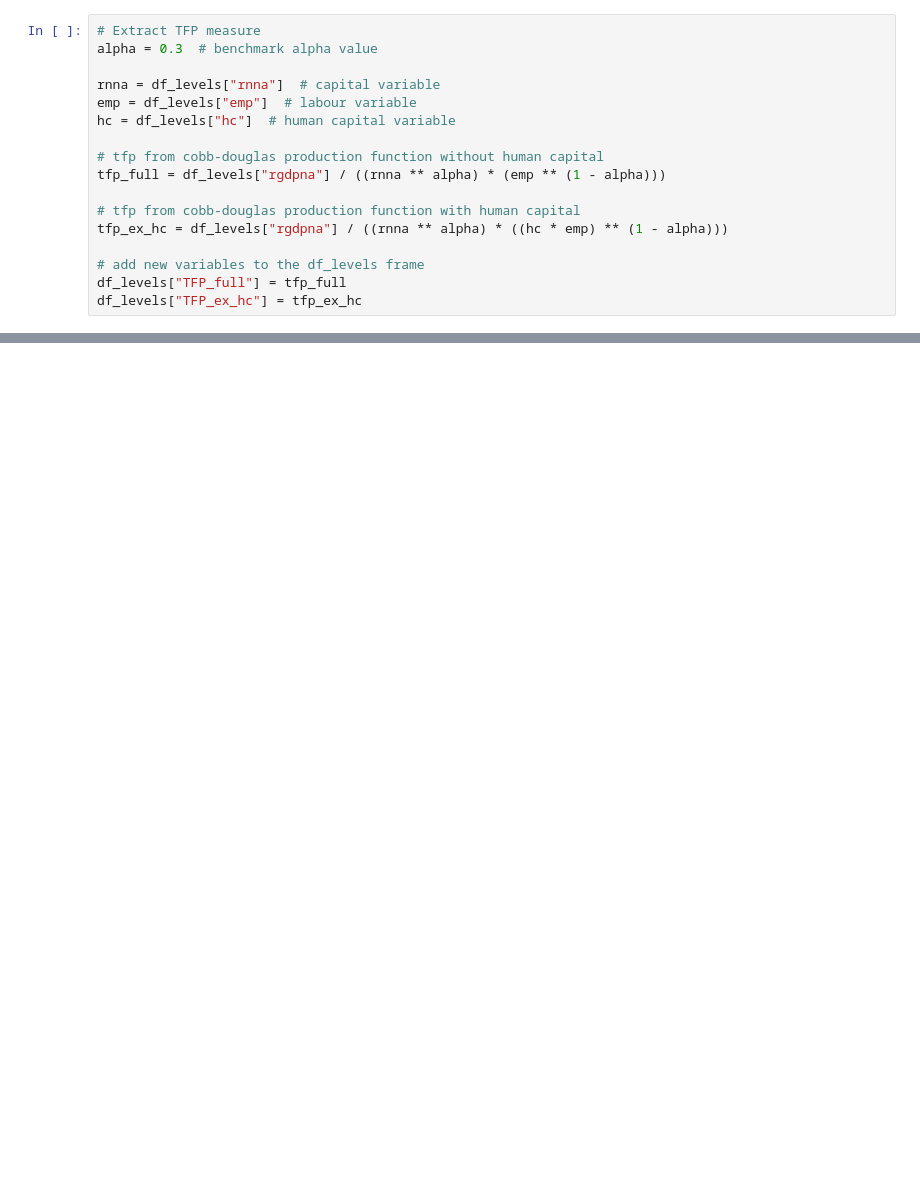
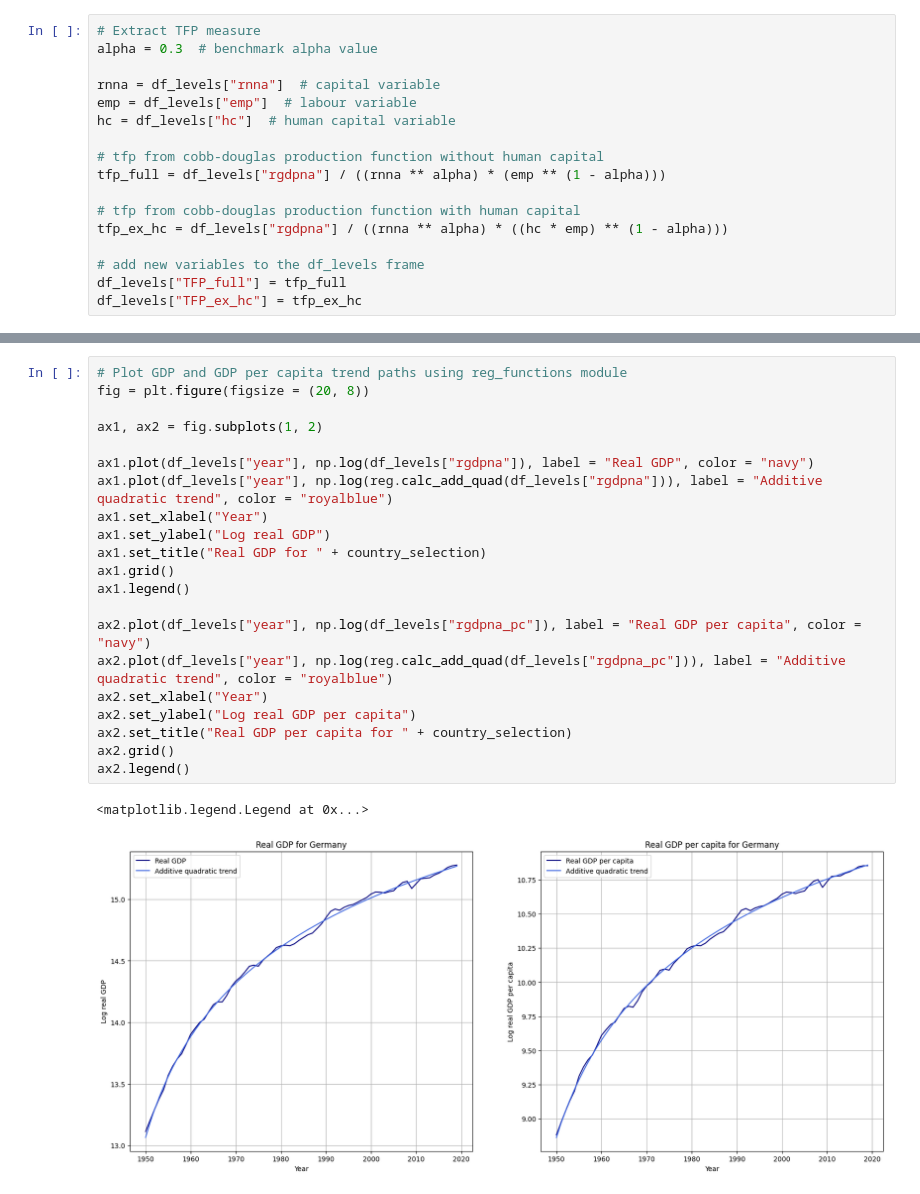
Before and after one commit to ollie-gregory/EC2B1_Coursework, a Jupyter notebook: Germany.ipynb, the cells around one changed output, grey strips where cells are left out. Saved outputs shown, nothing was run; the diff lists cells and outputs as text; blank space fills up the shorter version.

```diff
--- a/Germany.ipynb
+++ b/Germany.ipynb
@@ -56,0 +95,24 @@ import reg_functions as reg
+# %%
+# Plot GDP and GDP per capita trend paths using reg_functions module
+fig = plt.figure(figsize = (20, 8))
+
+ax1, ax2 = fig.subplots(1, 2)
+
+ax1.plot(df_levels["year"], np.log(df_levels["rgdpna"]), label = "Real GDP", color = "navy")
+ax1.plot(df_levels["year"], np.log(reg.calc_add_quad(df_levels["rgdpna"])), label = "Additive quadratic trend", color = "royalblue")
+ax1.set_xlabel("Year")
+ax1.set_ylabel("Log real GDP")
+ax1.set_title("Real GDP for " + country_selection)
+ax1.grid()
+ax1.legend()
+
+ax2.plot(df_levels["year"], np.log(df_levels["rgdpna_pc"]), label = "Real GDP per capita", color = "navy")
+ax2.plot(df_levels["year"], np.log(reg.calc_add_quad(df_levels["rgdpna_pc"])), label = "Additive quadratic trend", color = "royalblue")
+ax2.set_xlabel("Year")
+ax2.set_ylabel("Log real GDP per capita")
+ax2.set_title("Real GDP per capita for " + country_selection)
+ax2.grid()
+ax2.legend()
+# %% [output]
+<matplotlib.legend.Legend at 0x...>
+[figure, added]
```
Also changed, not shown: parts of 24 cells of this notebook, 24 other files.
